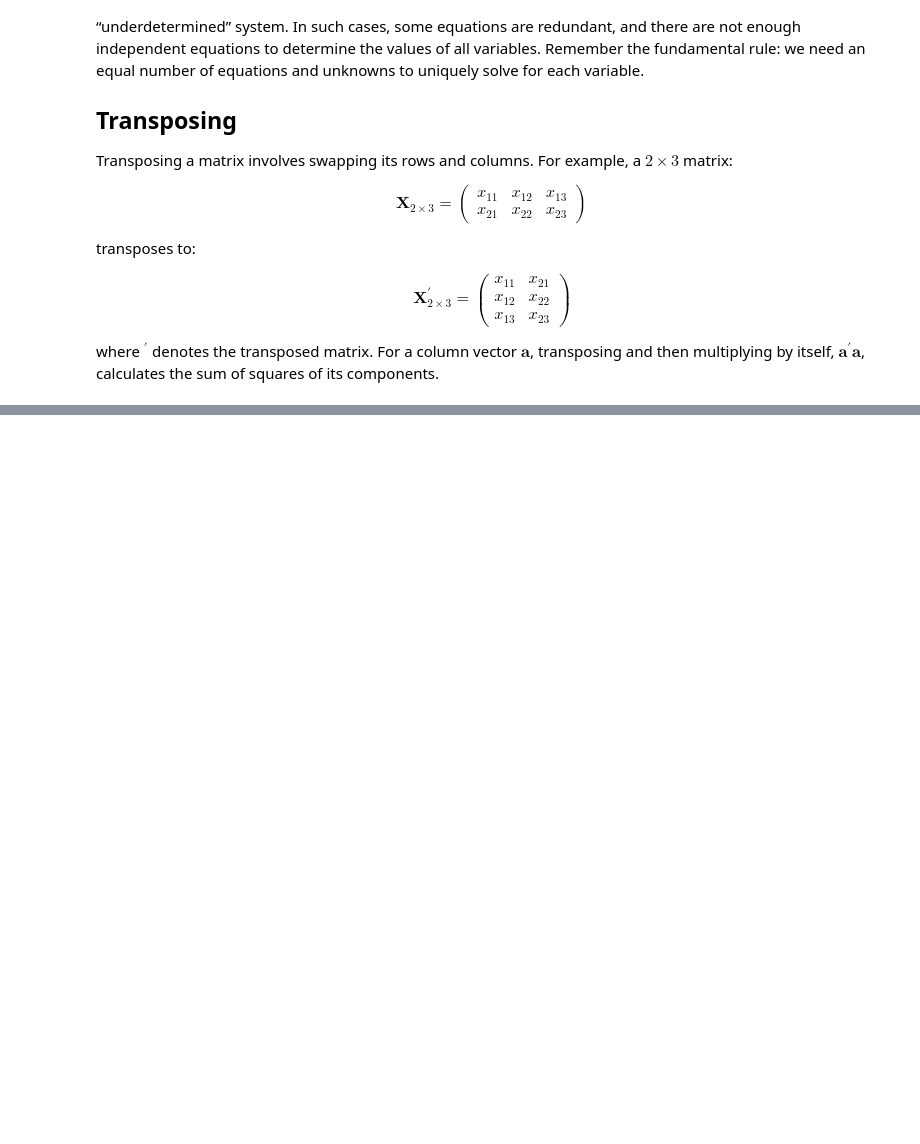
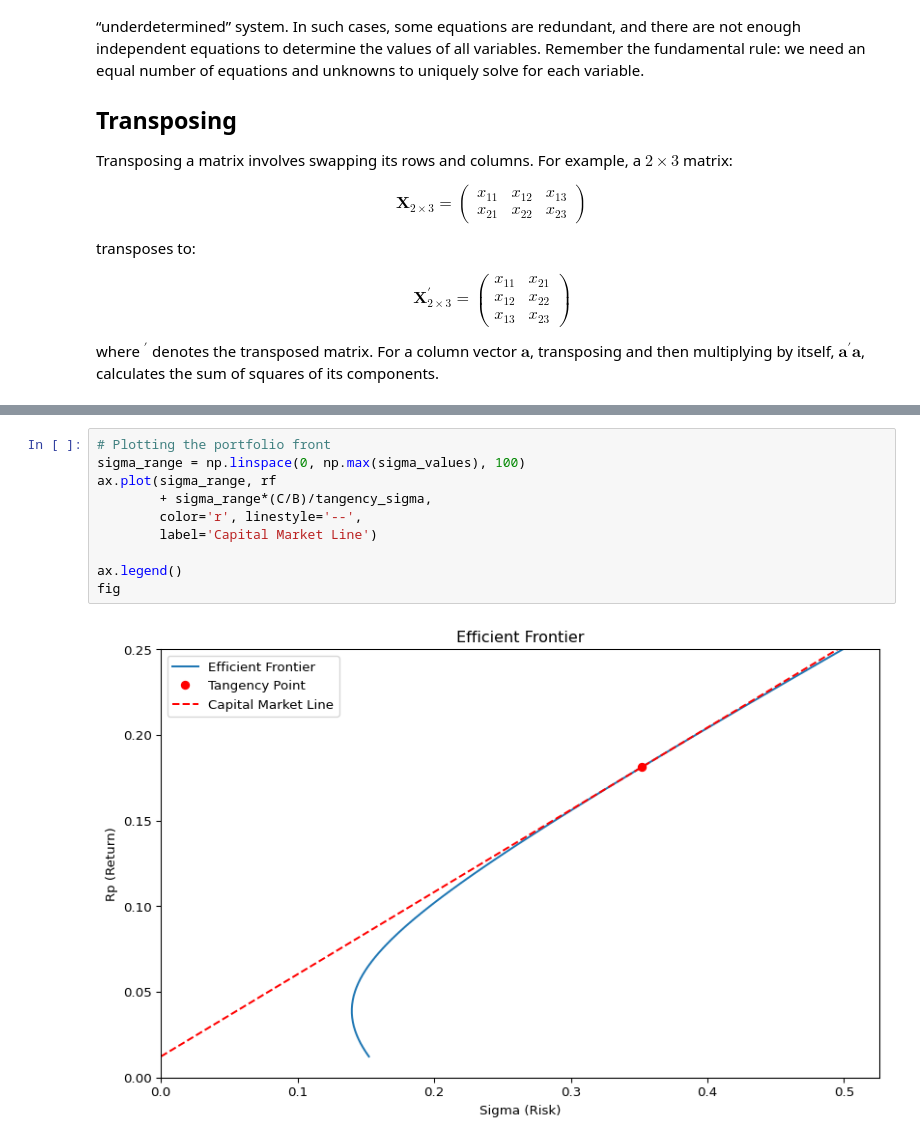
Before and after one commit to uit-sok-3011-h24/uit-sok-3011-h24.github.io, a Jupyter notebook: finans/3-lecture_optport.ipynb, the cells around one changed output, grey strips where cells are left out. Saved outputs shown, nothing was run; the diff lists cells and outputs as text; blank space fills up the shorter version.

```diff
--- a/finans/3-lecture_optport.ipynb
+++ b/finans/3-lecture_optport.ipynb
@@ -591,0 +674,12 @@ ax.legend()
+# %%
+# Plotting the portfolio front
+sigma_range = np.linspace(0, np.max(sigma_values), 100)
+ax.plot(sigma_range, rf
+        + sigma_range*(C/B)/tangency_sigma,
+        color='r', linestyle='--',
+        label='Capital Market Line')
+
+ax.legend()
+fig
+# %% [output]
+[figure, added]
```
Also changed, not shown: parts of 32 cells of this notebook, 9 other files.
